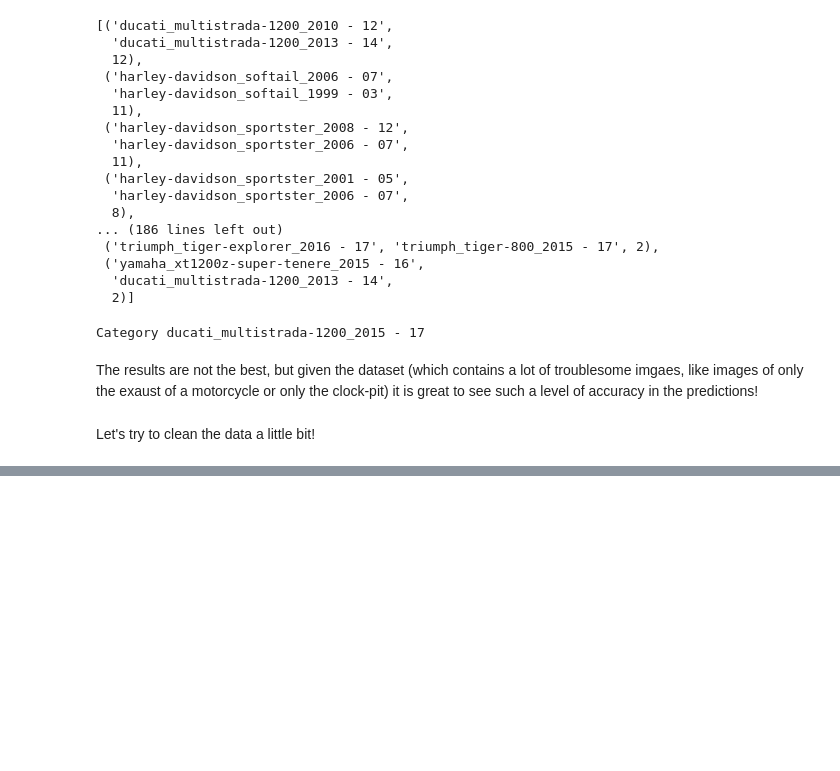
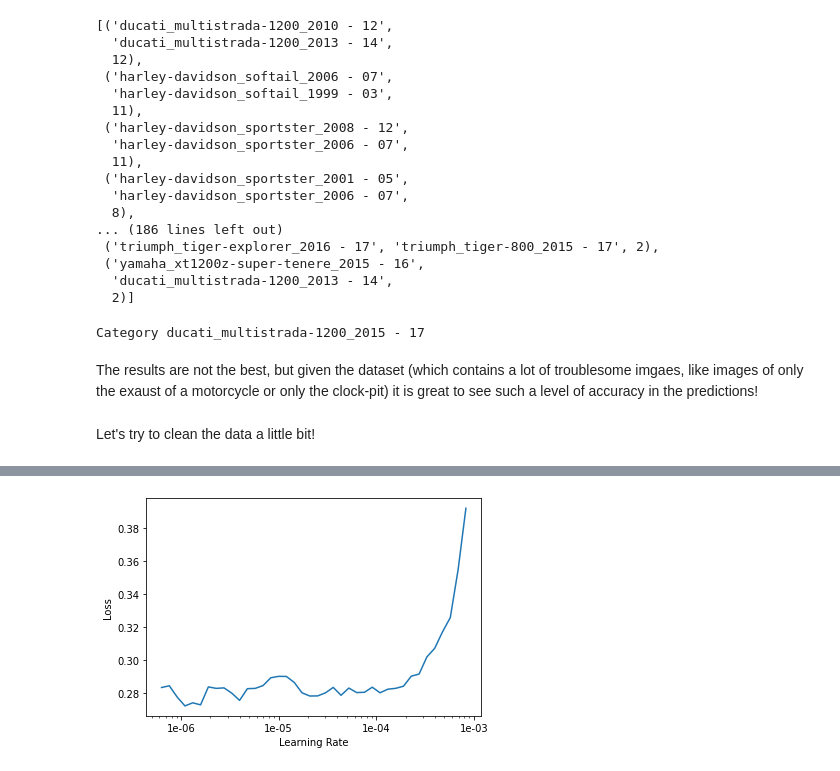
Before and after one commit to jacekfilipczuk/fastai_course-v3, a Jupyter notebook: nbs/My_version_dl1/lesson1-image-classification.ipynb, the cells around one changed output, grey strips where cells are left out. Cells and saved outputs as stored; diff of their text form; code cells hidden in the pictures; blank space fills up the shorter version.

```diff
--- a/nbs/My_version_dl1/lesson1-image-classification.ipynb
+++ b/nbs/My_version_dl1/lesson1-image-classification.ipynb
@@ -269,8 +252,8 @@ HBox(children=(VBox(children=(Image(value=b'\xff\xd8\xff\xe0\x00\x10JFIF\x00\x01
 [interactive output not drawn]
 # %%
 df = pd.read_csv(str(path_to_data)+'/cleaned.csv')
-data1 = ImageDataBunch.from_df(path_to_data, df, ds_tfms=transformations, size=batch_size ).normalize(imagenet_stats)
+data1 = ImageDataBunch.from_df(path_to_data, df, ds_tfms=transformations, size=224, bs=batch_size ).normalize(imagenet_stats)
 # %%
 fscore = FBeta(average='macro', beta=1)
 leaner_metrics = [fscore,accuracy, error_rate]
-learner = cnn_learner(data, models.resnet50, metrics=leaner_metrics)
+learner = cnn_learner(data1, models.resnet50, metrics=leaner_metrics)
@@ -293,0 +260,2 @@ RuntimeError: CUDA error: unspecified launch failure
+# %%
+learner.fit_one_cycle(4)
@@ -293,0 +275,4 @@ RuntimeError: CUDA error: unspecified launch failure
+# %%
+learner.recorder.plot()
+# %% [output]
+[figure, added]
```
Also changed, not shown: parts of 17 cells of this notebook, 4 other files.
